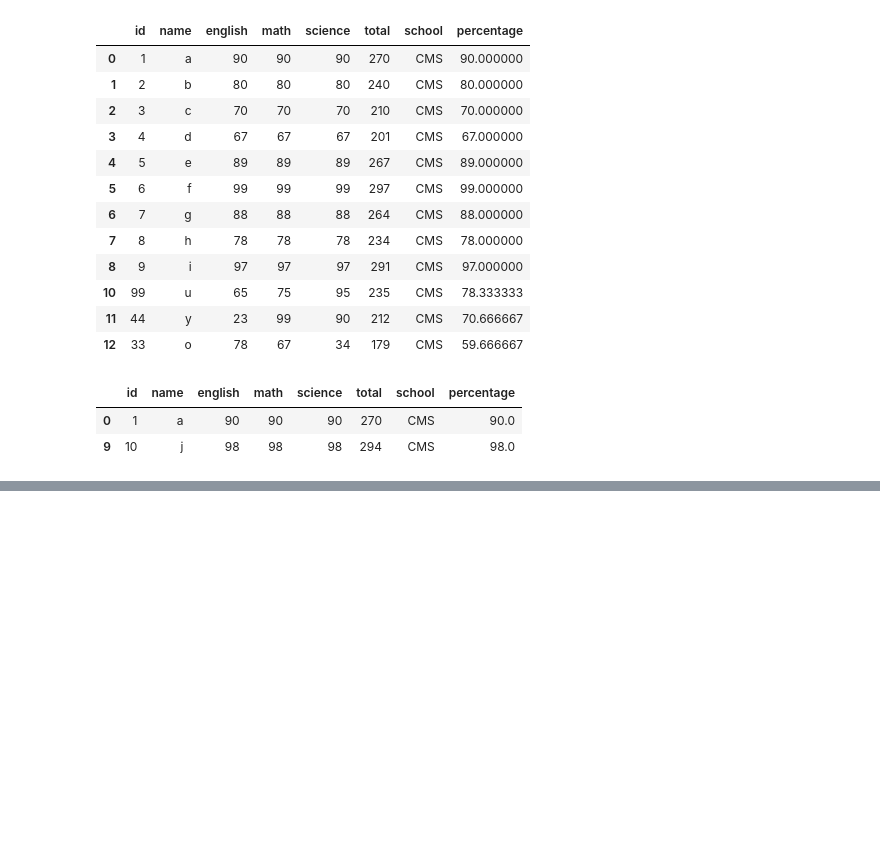
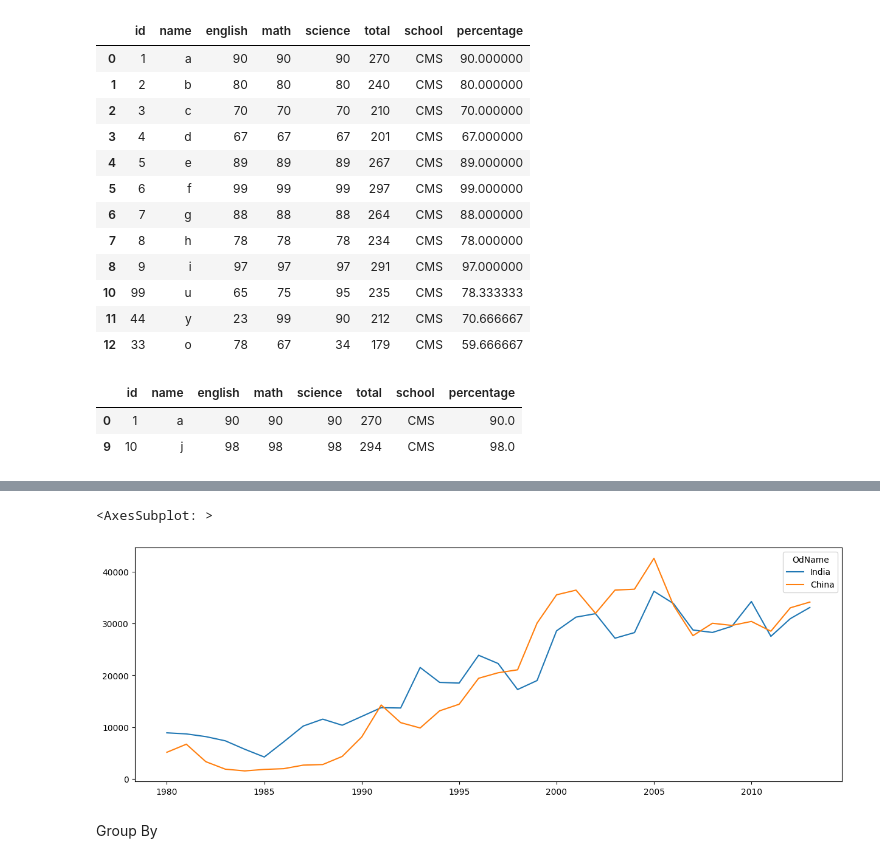
Before and after one commit to muskansonker/python-repository, a Jupyter notebook: analysis/pandas.ipynb, the cells around one changed output, grey strips where cells are left out. Cells and saved outputs as stored; diff of their text form; code cells hidden in the pictures; blank space fills up the shorter version.

```diff
--- a/analysis/pandas.ipynb
+++ b/analysis/pandas.ipynb
@@ -722,0 +777,3 @@ students[f1 | f2] #! any of condition
+# %%
+years=list(range(1980,2014))
+print(years)
@@ -722,0 +802,5 @@ students[f1 | f2] #! any of condition
+# %%
+canada.loc[['India','China'],years].T.plot(kind='line',figsize=(15,5))
+# %% [output]
+<AxesSubplot: >
+[figure, added]
@@ -722,0 +809,2 @@ students[f1 | f2] #! any of condition
+# %% [markdown]
+Group By
```
Also changed, not shown: parts of 14 cells of this notebook.
